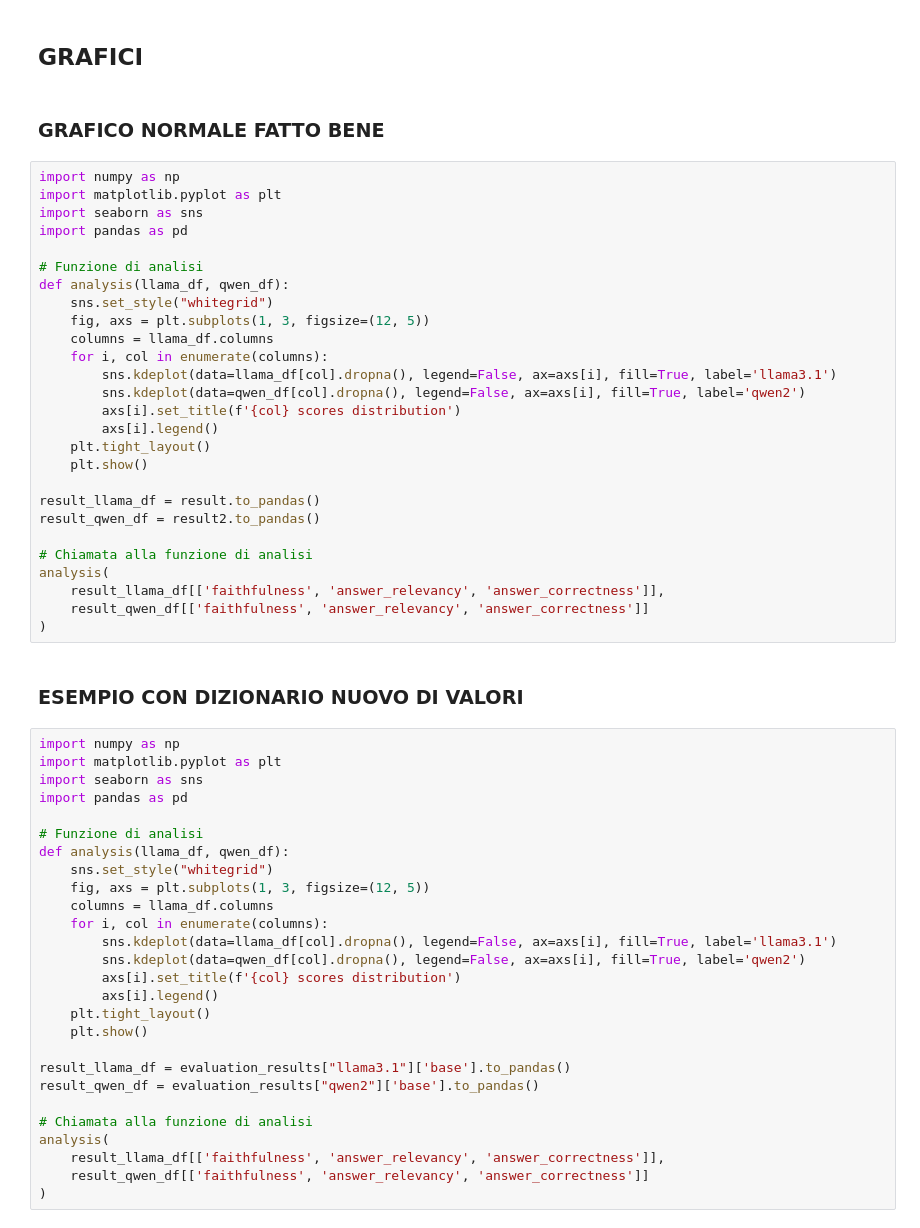
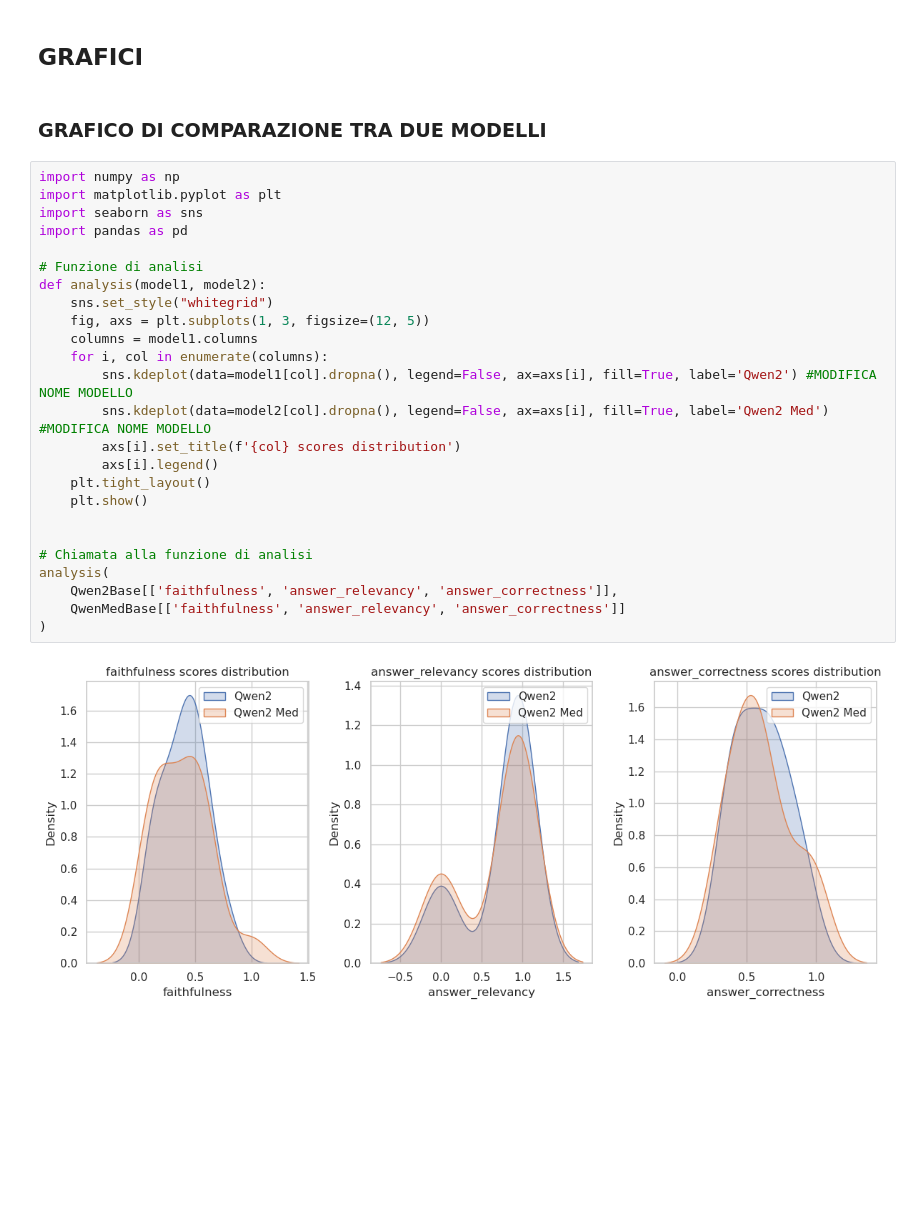
Before and after one commit to mbesep/Tesi-Magistrale-RAG, a Jupyter notebook: RAGAS definitivo.ipynb, the cells around one changed output. Saved outputs shown, nothing was run; the diff lists cells and outputs as text; blank space fills up the shorter version.

```diff
--- a/RAGAS definitivo.ipynb
+++ b/RAGAS definitivo.ipynb
@@ -1530,61 +1592,32 @@ fig.show()
 [figure]
 # %% [markdown]
 ## GRAFICI
-# %% [markdown]
-### GRAFICO NORMALE FATTO BENE
+# %% [markdown]
+### GRAFICO DI COMPARAZIONE TRA DUE MODELLI
 # %%
 import numpy as np
 import matplotlib.pyplot as plt
 import seaborn as sns
 import pandas as pd
 
 # Funzione di analisi
-def analysis(llama_df, qwen_df):
+def analysis(model1, model2):
     sns.set_style("whitegrid")
     fig, axs = plt.subplots(1, 3, figsize=(12, 5))
-    columns = llama_df.columns
+    columns = model1.columns
     for i, col in enumerate(columns):
-        sns.kdeplot(data=llama_df[col].dropna(), legend=False, ax=axs[i], fill=True, label='llama3.1')
-        sns.kdeplot(data=qwen_df[col].dropna(), legend=False, ax=axs[i], fill=True, label='qwen2')
+        sns.kdeplot(data=model1[col].dropna(), legend=False, ax=axs[i], fill=True, label='Qwen2') #MODIFICA NOME MODELLO
+        sns.kdeplot(data=model2[col].dropna(), legend=False, ax=axs[i], fill=True, label='Qwen2 Med') #MODIFICA NOME MODELLO
         axs[i].set_title(f'{col} scores distribution')
         axs[i].legend()
     plt.tight_layout()
     plt.show()
 
-result_llama_df = result.to_pandas()
-result_qwen_df = result2.to_pandas()
 
 # Chiamata alla funzione di analisi
 analysis(
-    result_llama_df[['faithfulness', 'answer_relevancy', 'answer_correctness']],
-    result_qwen_df[['faithfulness', 'answer_relevancy', 'answer_correctness']]
+    Qwen2Base[['faithfulness', 'answer_relevancy', 'answer_correctness']],
+    QwenMedBase[['faithfulness', 'answer_relevancy', 'answer_correctness']]
 )
+# %% [output]
+[figure, added]
-# %% [markdown]
-### ESEMPIO CON DIZIONARIO NUOVO DI VALORI
-# %%
-import numpy as np
-import matplotlib.pyplot as plt
-import seaborn as sns
-import pandas as pd
-
-# Funzione di analisi
-def analysis(llama_df, qwen_df):
-    sns.set_style("whitegrid")
-    fig, axs = plt.subplots(1, 3, figsize=(12, 5))
-    columns = llama_df.columns
-    for i, col in enumerate(columns):
-        sns.kdeplot(data=llama_df[col].dropna(), legend=False, ax=axs[i], fill=True, label='llama3.1')
-        sns.kdeplot(data=qwen_df[col].dropna(), legend=False, ax=axs[i], fill=True, label='qwen2')
-        axs[i].set_title(f'{col} scores distribution')
-        axs[i].legend()
-    plt.tight_layout()
-    plt.show()
-
-result_llama_df = evaluation_results["llama3.1"]['base'].to_pandas()
-result_qwen_df = evaluation_results["qwen2"]['base'].to_pandas()
-
-# Chiamata alla funzione di analisi
-analysis(
-    result_llama_df[['faithfulness', 'answer_relevancy', 'answer_correctness']],
-    result_qwen_df[['faithfulness', 'answer_relevancy', 'answer_correctness']]
-)
```
Also changed, not shown: parts of 49 cells of this notebook, 3 other files.
